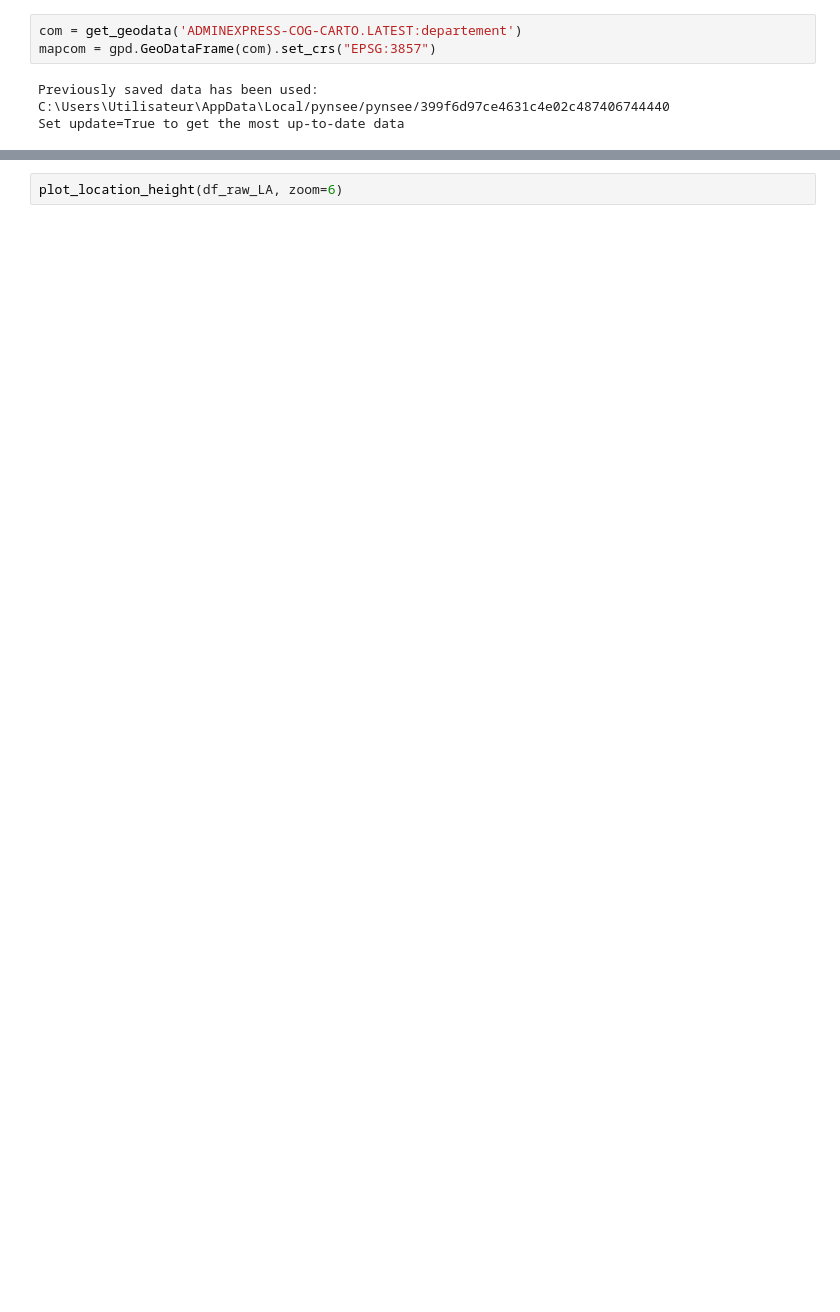
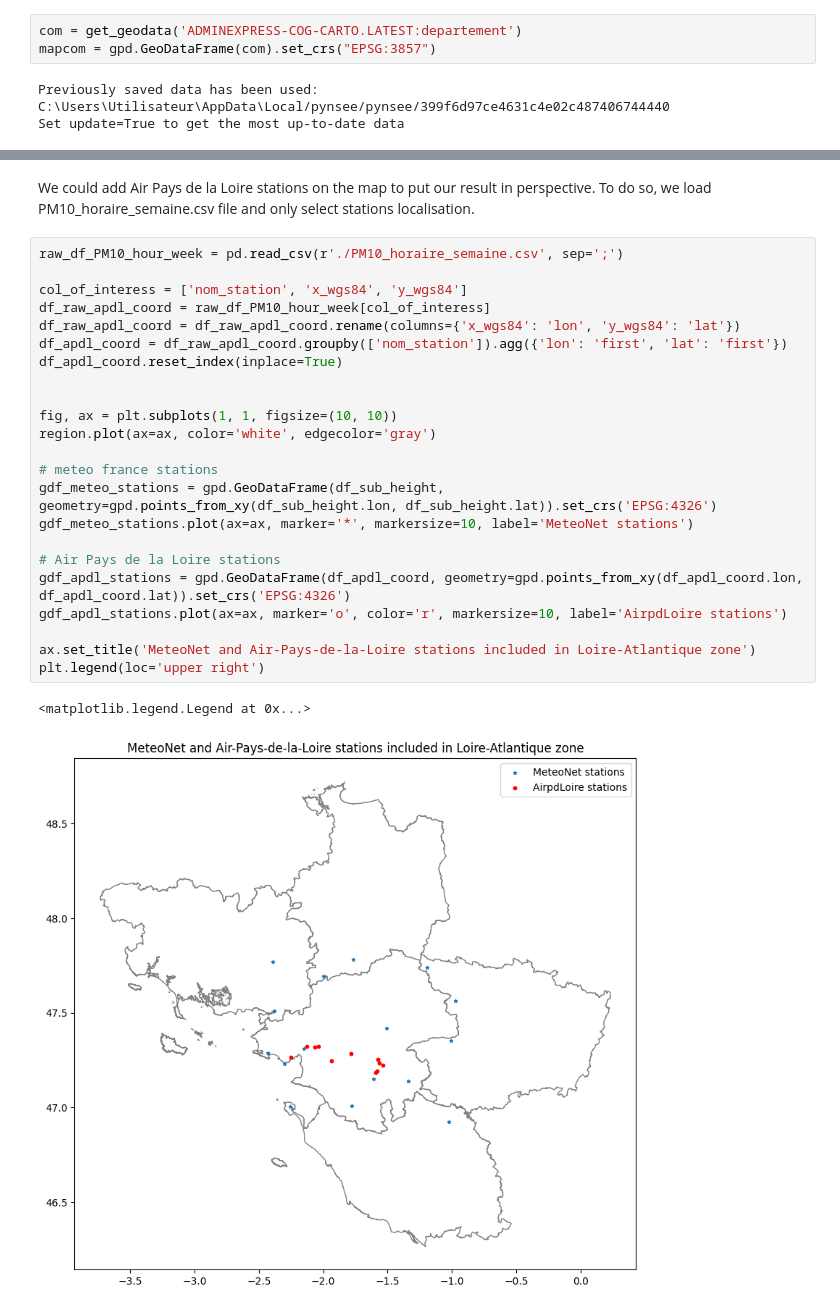
Before and after one commit to gmartinod/AirpdLoire_PM10_viz, a Jupyter notebook: analyse.ipynb, the cells around one changed output, grey strips where cells are left out. Saved outputs shown, nothing was run; the diff lists cells and outputs as text; blank space fills up the shorter version.

```diff
--- a/analyse.ipynb
+++ b/analyse.ipynb
@@ -375,2 +202,28 @@ To compare, we plot the selected stations with our previous visualization functi
-# %%
-plot_location_height(df_raw_LA, zoom=6)
+# %% [markdown]
+We could add Air Pays de la Loire stations on the map to put our result in perspective. To do so, we load PM10_horaire_semaine.csv file and only select stations localisation.
+# %%
+raw_df_PM10_hour_week = pd.read_csv(r'./PM10_horaire_semaine.csv', sep=';')
+
+col_of_interess = ['nom_station', 'x_wgs84', 'y_wgs84']
+df_raw_apdl_coord = raw_df_PM10_hour_week[col_of_interess]
+df_raw_apdl_coord = df_raw_apdl_coord.rename(columns={'x_wgs84': 'lon', 'y_wgs84': 'lat'})
+df_apdl_coord = df_raw_apdl_coord.groupby(['nom_station']).agg({'lon': 'first', 'lat': 'first'})
+df_apdl_coord.reset_index(inplace=True)
+
+
+fig, ax = plt.subplots(1, 1, figsize=(10, 10))
+region.plot(ax=ax, color='white', edgecolor='gray')
+
+# meteo france stations
+gdf_meteo_stations = gpd.GeoDataFrame(df_sub_height, geometry=gpd.points_from_xy(df_sub_height.lon, df_sub_height.lat)).set_crs('EPSG:4326')
+gdf_meteo_stations.plot(ax=ax, marker='*', markersize=10, label='MeteoNet stations')
+
+# Air Pays de la Loire stations
+gdf_apdl_stations = gpd.GeoDataFrame(df_apdl_coord, geometry=gpd.points_from_xy(df_apdl_coord.lon, df_apdl_coord.lat)).set_crs('EPSG:4326')
+gdf_apdl_stations.plot(ax=ax, marker='o', color='r', markersize=10, label='AirpdLoire stations')
+
+ax.set_title('MeteoNet and Air-Pays-de-la-Loire stations included in Loire-Atlantique zone')
+plt.legend(loc='upper right')
+# %% [output]
+<matplotlib.legend.Legend at 0x...>
+[figure, added]
```
Also changed, not shown: parts of 29 cells of this notebook, 1 other file.
